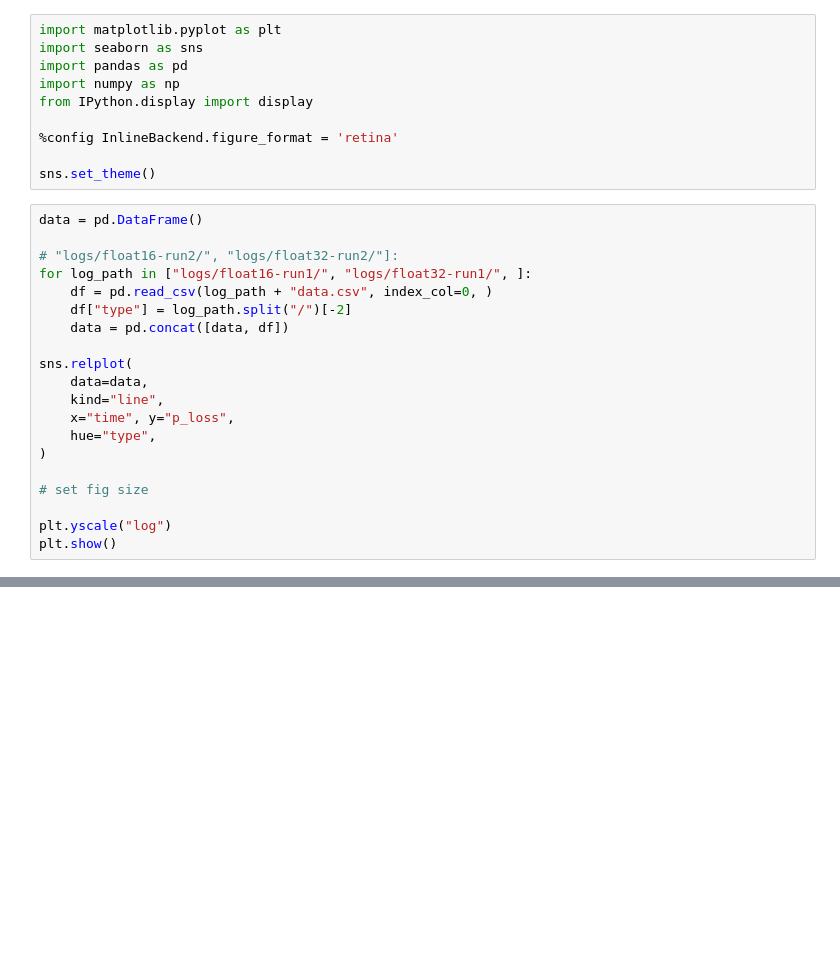
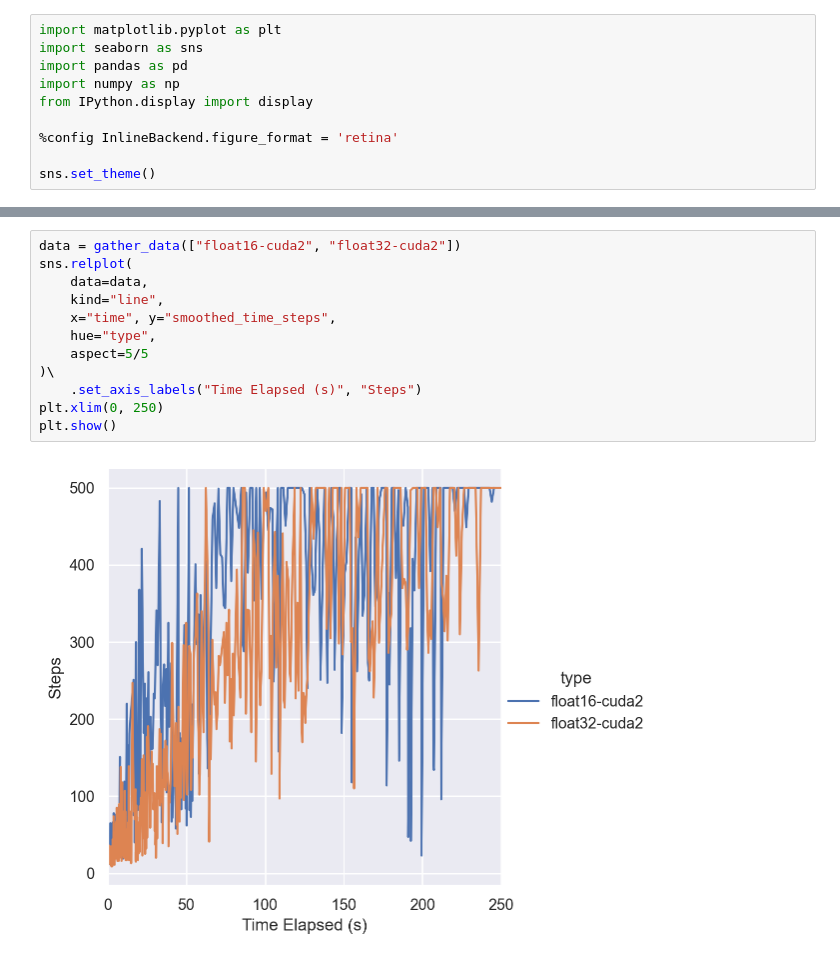
Before and after one commit to b0kch01/QuantizeRL, a Jupyter notebook: cart_pole/visualization.ipynb, the cells around one changed output, grey strips where cells are left out. Cells and saved outputs as stored; diff of their text form; blank space fills up the shorter version.

Commit message:
final work commit: new results/run experiments + visualizations

```diff
--- a/cart_pole/visualization.ipynb
+++ b/cart_pole/visualization.ipynb
@@ -8,23 +8,3 @@ from IPython.display import display
 %config InlineBackend.figure_format = 'retina'
 
 sns.set_theme()
-# %%
-data = pd.DataFrame()
-
-# "logs/float16-run2/", "logs/float32-run2/"]:
-for log_path in ["logs/float16-run1/", "logs/float32-run1/", ]:
-    df = pd.read_csv(log_path + "data.csv", index_col=0, )
-    df["type"] = log_path.split("/")[-2]
-    data = pd.concat([data, df])
-
-sns.relplot(
-    data=data,
-    kind="line",
-    x="time", y="p_loss",
-    hue="type",
-)
-
-# set fig size
-
-plt.yscale("log")
-plt.show()
@@ -32,0 +61,14 @@ ValueError: Length of tuple vectors must match length of `data` when both are us
+# %%
+data = gather_data(["float16-cuda2", "float32-cuda2"])
+sns.relplot(
+    data=data,
+    kind="line",
+    x="time", y="smoothed_time_steps",
+    hue="type",
+    aspect=5/5
+)\
+    .set_axis_labels("Time Elapsed (s)", "Steps")
+plt.xlim(0, 250)
+plt.show()
+# %% [output]
+[figure, added]
```
Also changed, not shown: parts of 8 cells of this notebook, 27 other files.
